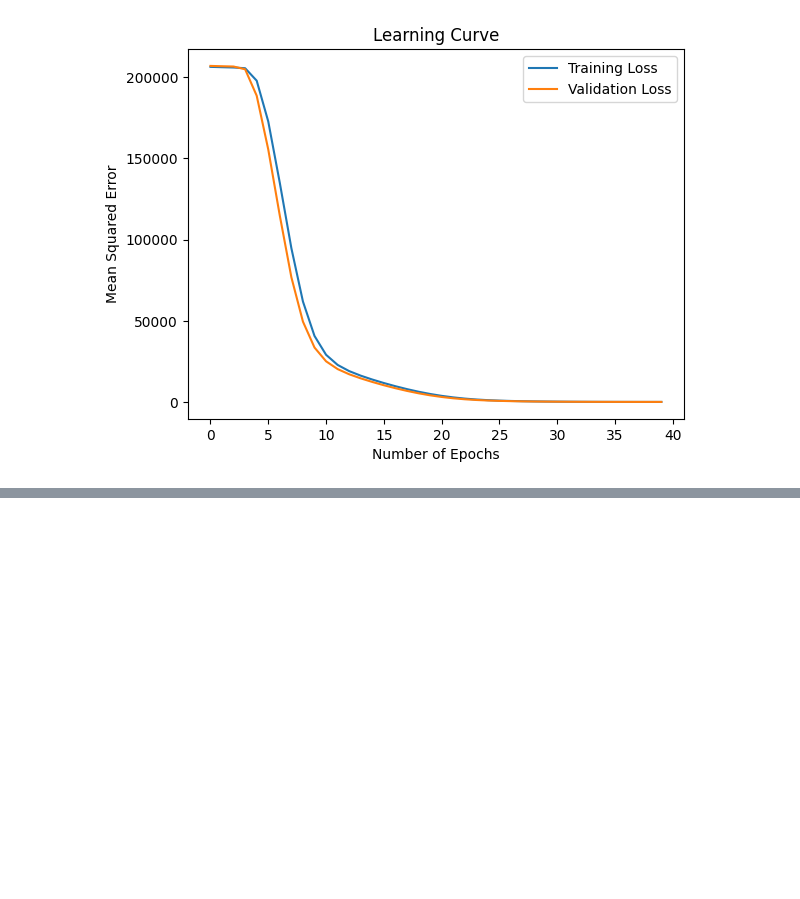
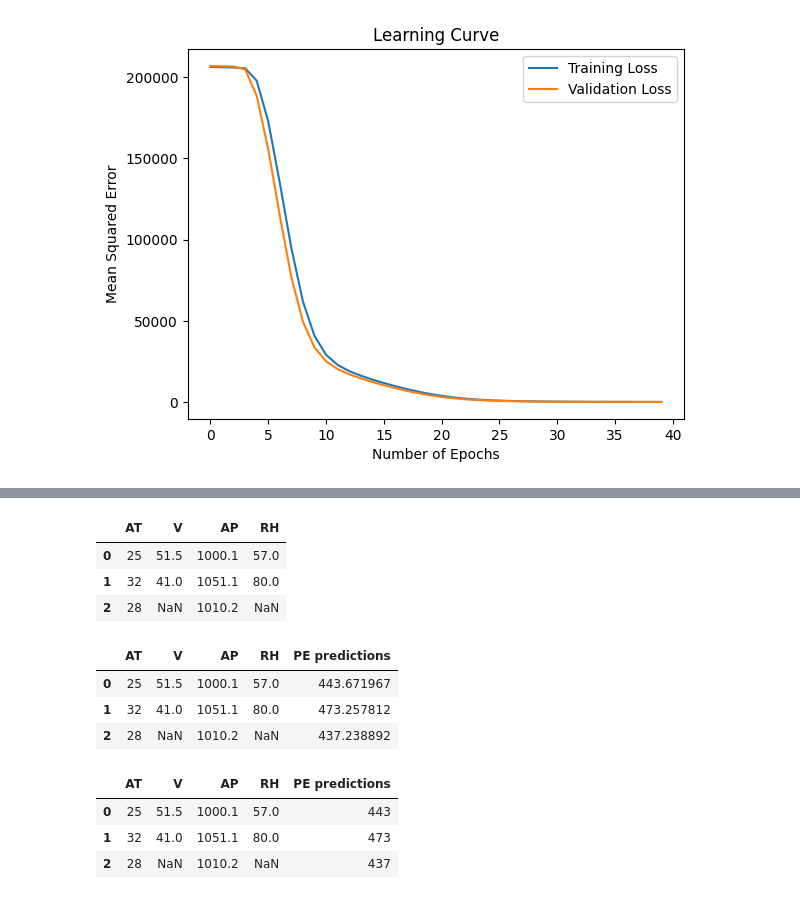
Before and after one commit to sindhura-nk/Artificial-Intelligence-1446, a Jupyter notebook: Regression_with_Keras.ipynb, the cells around one changed output, grey strips where cells are left out. Cells and saved outputs as stored; diff of their text form; code cells hidden in the pictures; blank space fills up the shorter version.

```diff
--- a/Regression_with_Keras.ipynb
+++ b/Regression_with_Keras.ipynb
@@ -189,0 +263,3 @@ plt.show()
+# %%
+xnew = pd.read_csv(r'https://raw.githubusercontent.com/sindhura-nk/Datasets/refs/heads/main/PowerPlantTest.csv')
+xnew
@@ -189,0 +271,3 @@ plt.show()
+# %%
+xnew_pre = num_pipe.transform(xnew)
+xnew_pre.head()
@@ -189,0 +279,3 @@ plt.show()
+# %%
+PE_preds = m.predict(xnew_pre)
+PE_preds
@@ -189,0 +287,16 @@ plt.show()
+# %%
+xnew
+# %% [output]
+|  | AT | V | AP | RH |
+| 0 | 25 | 51.5 | 1000.1 | 57.0 |
+| 1 | 32 | 41.0 | 1051.1 | 80.0 |
+| 2 | 28 | NaN | 1010.2 | NaN |
+# %%
+xnew["PE predictions"] = PE_preds.round()
+# %%
+xnew
+# %% [output]
+|  | AT | V | AP | RH | PE predictions |
+| 0 | 25 | 51.5 | 1000.1 | 57.0 | 443.671967 |
+| 1 | 32 | 41.0 | 1051.1 | 80.0 | 473.257812 |
+| 2 | 28 | NaN | 1010.2 | NaN | 437.238892 |
@@ -189,0 +305,7 @@ plt.show()
+# %%
+xnew
+# %% [output]
+|  | AT | V | AP | RH | PE predictions |
+| 0 | 25 | 51.5 | 1000.1 | 57.0 | 443 |
+| 1 | 32 | 41.0 | 1051.1 | 80.0 | 473 |
+| 2 | 28 | NaN | 1010.2 | NaN | 437 |
```
Also changed, not shown: parts of 17 cells of this notebook.
